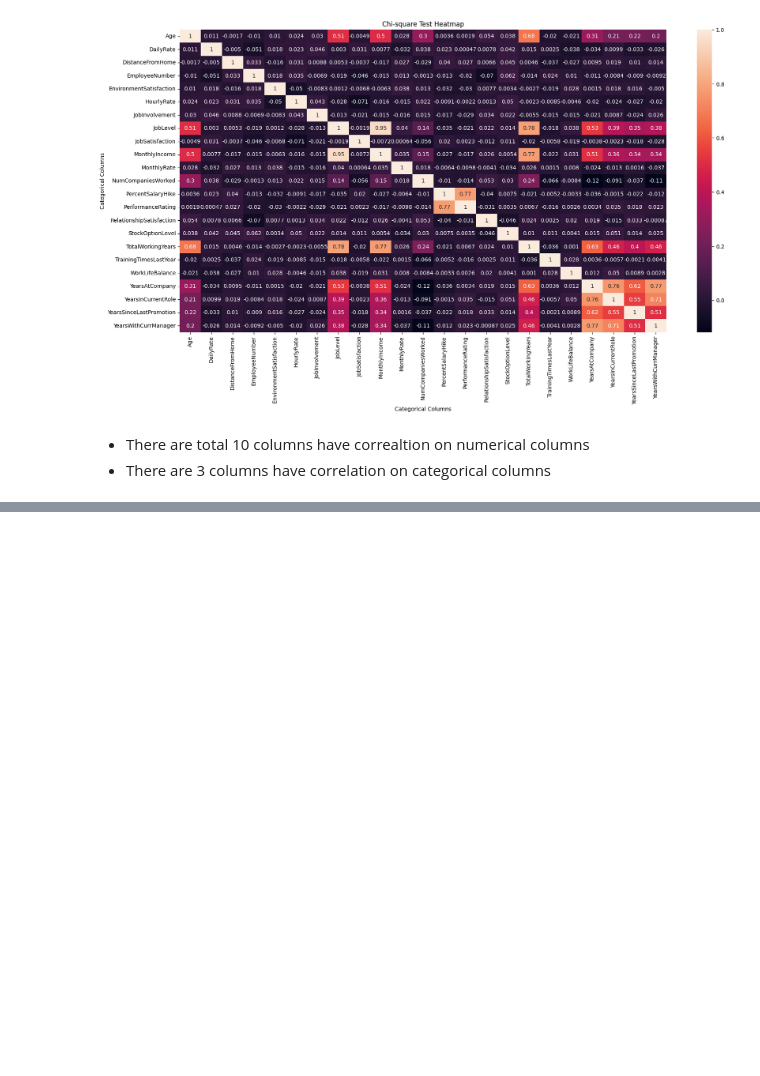
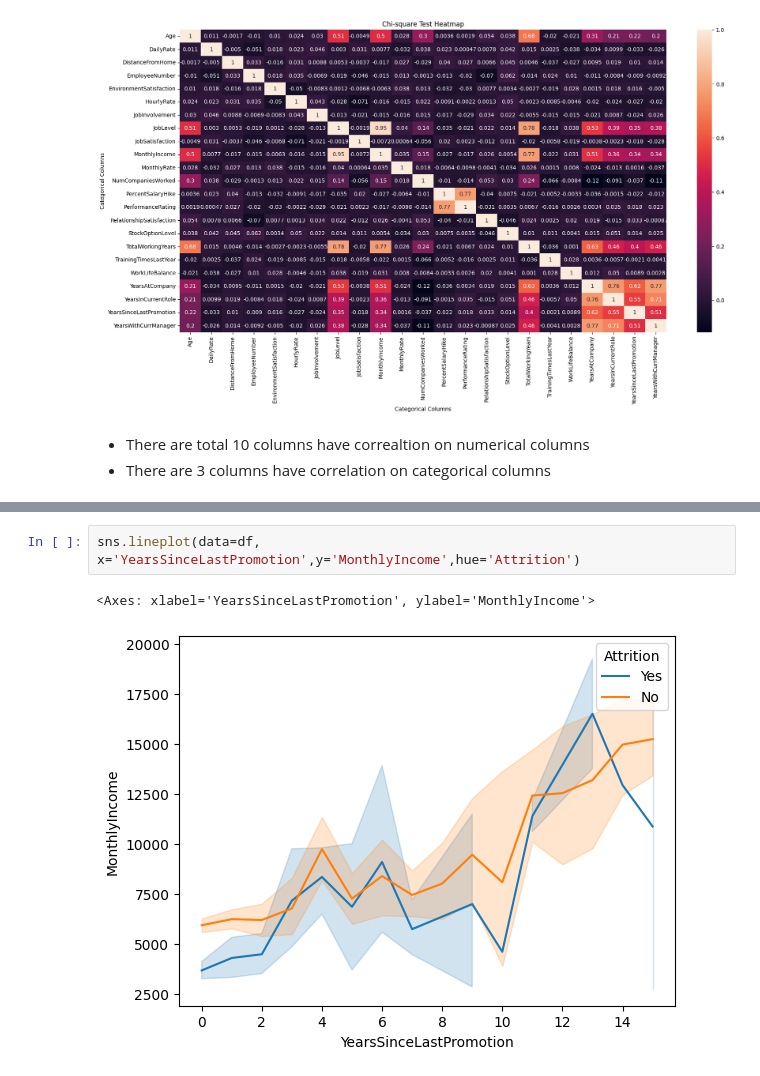
Before and after one commit to JOCRZ/Meriskill-Internship, a Jupyter notebook: Projects/Project3/M2Project3.ipynb, the cells around one changed output, grey strips where cells are left out. Cells and saved outputs as stored; diff of their text form; blank space fills up the shorter version.

```diff
--- a/Projects/Project3/M2Project3.ipynb
+++ b/Projects/Project3/M2Project3.ipynb
@@ -160,0 +264,5 @@ TypeError: unsupported operand type(s) for +: 'float' and 'str'
+# %%
+sns.lineplot(data=df, x='YearsSinceLastPromotion',y='MonthlyIncome',hue='Attrition')
+# %% [output]
+<Axes: xlabel='YearsSinceLastPromotion', ylabel='MonthlyIncome'>
+[figure, added]
```
Also changed, not shown: parts of 51 cells of this notebook, 2 other files.
